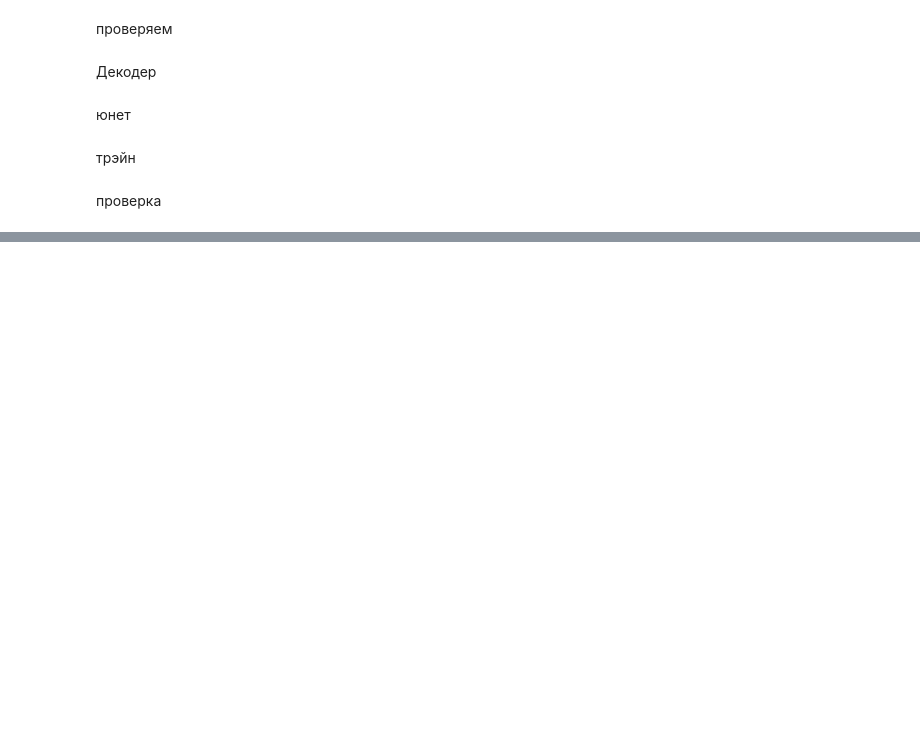
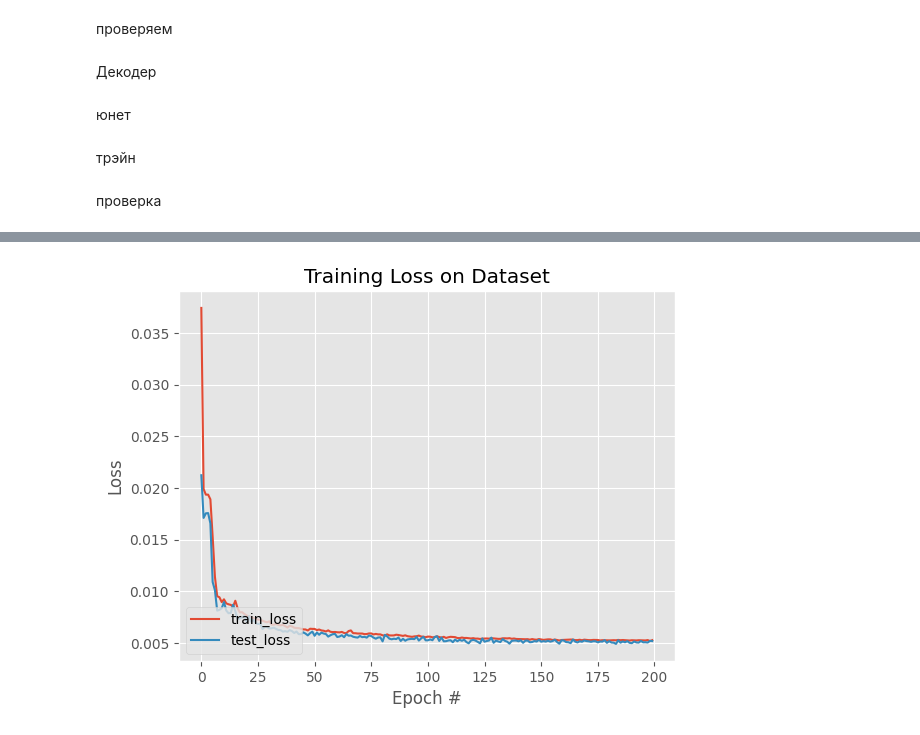
Before and after one commit to Kasymkhankhubiyev/Parse_directory_NSU, a Jupyter notebook: segmentation/segmentation.ipynb, the cells around one changed output, grey strips where cells are left out. Cells and saved outputs as stored; diff of their text form; code cells hidden in the pictures; blank space fills up the shorter version.

```diff
--- a/segmentation/segmentation.ipynb
+++ b/segmentation/segmentation.ipynb
@@ -361,7 +364,7 @@ class Encoder(Module):
 Декодер
 # %%
 class Decoder(Module):
-	def __init__(self, channels=(64, 32, 16)):
+	def __init__(self, channels=(256, 128, 64, 32, 16)):
 		super().__init__()
 		# initialize the number of channels, upsampler blocks, and
 		# decoder blocks
@@ -397,8 +400,8 @@ class Decoder(Module):
 юнет
 # %%
 class UNet(Module):
-	def __init__(self, encChannels=(3, 16, 32, 64),
-		 decChannels=(64, 32, 16),
+	def __init__(self, encChannels=(1, 16, 32, 64, 128,256),
+		 decChannels=(256, 128, 64, 32, 16),
 		 nbClasses=1, retainDim=True,
 		 outSize=(INPUT_IMAGE_HEIGHT,  INPUT_IMAGE_WIDTH)):
 		super().__init__()
@@ -454,3 +472,7 @@ dataset_sizes['val'] = len(valid_set)
+# %%
+def dice(a, b):
+  с = torch.logical_and(a, b)
+  return (2. * len(с)) / (len(a) + len(b))
 # %%
 # import time
 import copy
@@ -518,0 +554,19 @@ history = train_model(model = unet,
+# %%
+lr = 1e-3
+momentum = 0.9
+
+# initialize our UNet model
+unet = UNet().to(DEVICE)
+
+# initialize loss function and optimizer
+lossFunc = torch.nn.BCEWithLogitsLoss()  # torch.nn.MSELoss()
+optimizer = torch.optim.Adam(unet.parameters(), lr=lr)  # , momentum=momentum)
+scheduler = torch.optim.lr_scheduler.StepLR(optimizer, step_size=10, gamma=0.9)
+
+history = train_model(model = unet,
+                      dataloaders = dataloaders,
+                      dataset_sizes = dataset_sizes,
+                      optimizer = optimizer,
+                      criterion = lossFunc,
+                      scheduler = scheduler,
+                      num_epochs = 200)
@@ -519,13 +591,15 @@ history = train_model(model = unet,
 # %%
 # plot the training loss
-plt.style.use("ggplot")
+# plt.style.use("ggplot")
 plt.figure()
-plt.plot(H["train_loss"], label="train_loss")
-plt.plot(H["test_loss"], label="test_loss")
+plt.plot(np.array(history['train_loss']), label="train_loss")
+plt.plot(np.array(history['val_loss']), label="test_loss")
 plt.title("Training Loss on Dataset")
 plt.xlabel("Epoch #")
 plt.ylabel("Loss")
 plt.legend(loc="lower left")
-plt.savefig(config.PLOT_PATH)
+plt.savefig(PLOT_PATH)
 # serialize the model to disk
-torch.save(unet, config.MODEL_PATH)
+torch.save(unet, MODEL_PATH)
+# %% [output]
+[figure, added]
```
Also changed, not shown: parts of 34 cells of this notebook.
